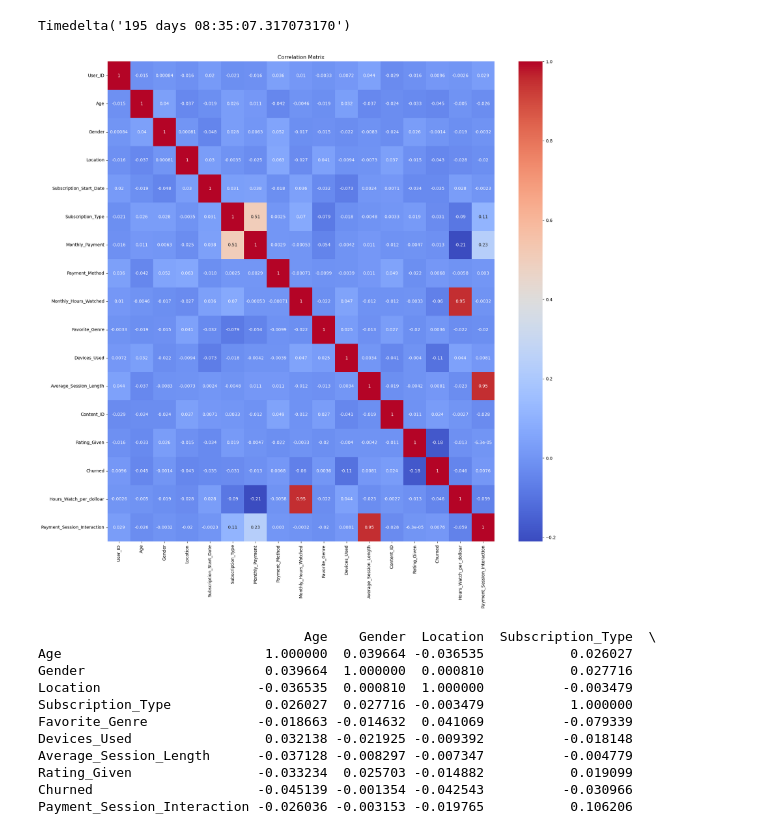
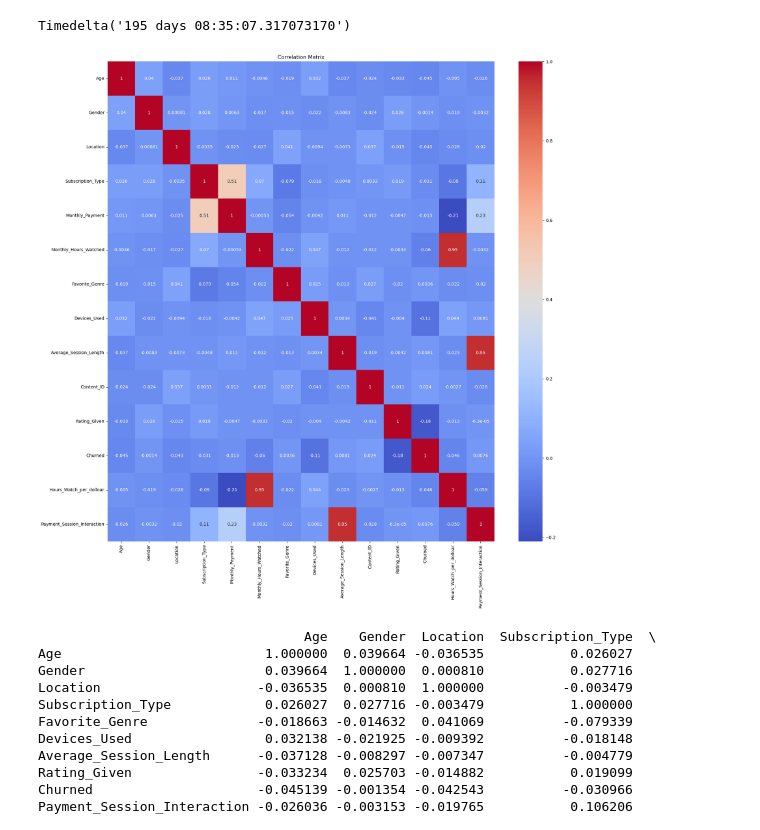
Before and after one commit to qmdismnp/Schulich_DS_MBAN, a Jupyter notebook: assignment one.ipynb, the cells around one changed output. Cells and saved outputs as stored; diff of their text form; code cells hidden in the pictures.

```diff
--- a/assignment one.ipynb
+++ b/assignment one.ipynb
@@ -366,11 +405,11 @@ not_churned = df[df['Churned'] == 0]
 # %%
 # Plot correlation matrix
 plt.figure(figsize = (20,20))
-sns.heatmap(df.drop(columns=['Date_of_Churn','Reason_for_Churn','Subscription_Time_Length']).corr(), annot=True,cmap='coolwarm')
+sns.heatmap(df.drop(columns=['User_ID','Subscription_Start_Date', 'Payment_Method','Date_of_Churn','Reason_for_Churn','Subscription_Time_Length']).corr(), annot=True,cmap='coolwarm')
 plt.title('Correlation Matrix')
 plt.show()
 # %% [output]
-[figure, old version]
+[figure, new version]
 # %%
 print(df[['Age','Gender','Location','Subscription_Type','Favorite_Genre','Devices_Used', 'Average_Session_Length','Rating_Given', 'Churned', 'Payment_Session_Interaction', 'Hours_Watch_per_dolloar']].corr())
 # %% [output]
```
Also changed, not shown: parts of 9 cells of this notebook.
